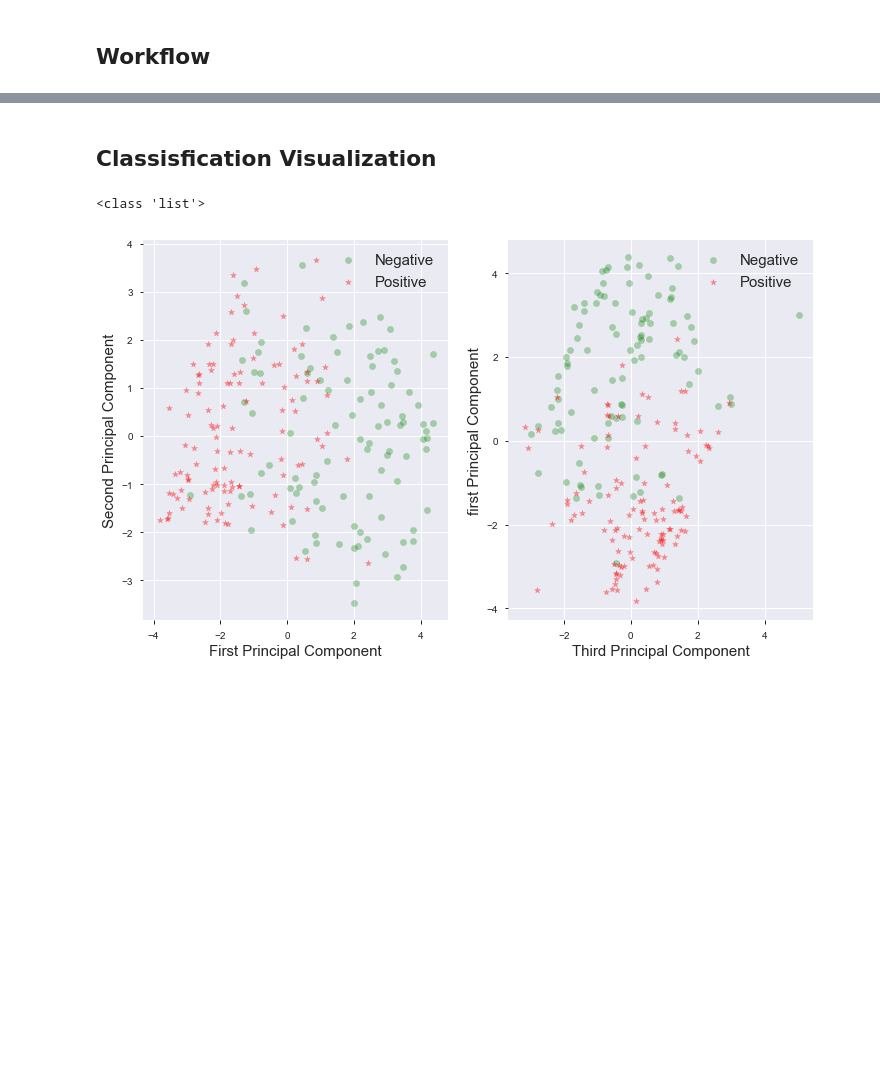
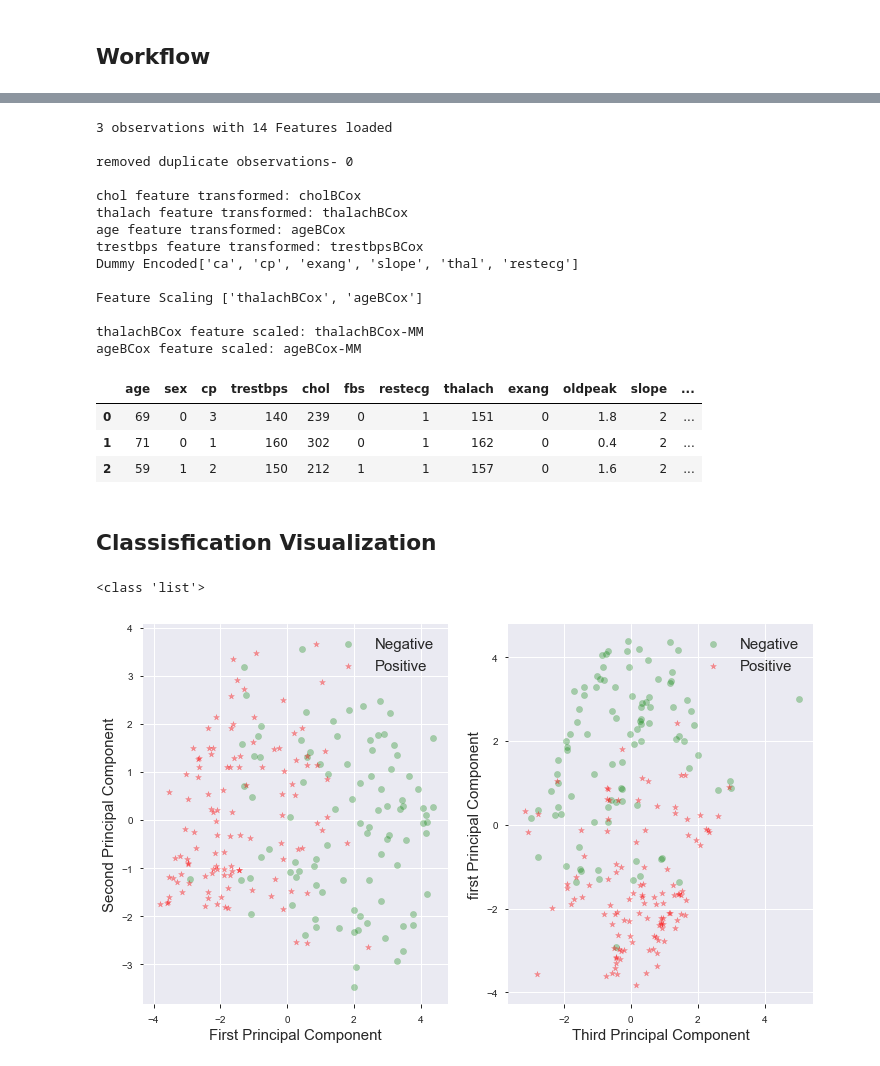
Before and after one commit to muthuv11/Heart-Disease-UCI, a Jupyter notebook: DataModel - Heart-Disease-UCI.ipynb, the cells around one changed output, grey strips where cells are left out. Cells and saved outputs as stored; diff of their text form; code cells hidden in the pictures; blank space fills up the shorter version.

```diff
--- a/DataModel - Heart-Disease-UCI.ipynb
+++ b/DataModel - Heart-Disease-UCI.ipynb
@@ -196,0 +288,8 @@ ageBCox feature sacaled: ageBCox-MM
+# %%
+testobj = Transformation(test_set,col_logT,col_boxCoxT,categorical_cols,scale_cols,transLamda,for_prediction = True)
+TestDS,testcols =  testobj._returnTransformation()
+for col in totalColList:
+    if col in testcols:
+        pass
+    else:
+        TestDS[col]=0
@@ -197,3 +366,46 @@ ageBCox feature sacaled: ageBCox-MM
+# %%
+# data load
+path = "D:/Datasets/HeartDiseaseUCI/heart-disease-uci"
+file ='heart1.csv'
+
+numeric_cols = ['age','chol','oldpeak','trestbps','thalach']
+categorical_cols = ['ca','cp','exang','slope','thal','restecg']
+boolean_cols = ['exang','fbs','sex']
+target_col = ['target']
+scale_cols = ['thalachBCox','ageBCox']
+data = Data(path,file,categorical_cols, numeric_cols, boolean_cols,target_col,for_prediction=True)
+DS,test_set,test_target = data._splitdata()
+
+testobj = Transformation(test_set,col_logT,col_boxCoxT,categorical_cols,scale_cols,transLamda,for_prediction = True)
+TestDS,testcols =  testobj._returnTransformation()
+for col in totalColList:
+    if col in testcols:
+        pass
+    else:
+        TestDS[col]=0
+
+predicted_target = models.best_model_predict(TestDS)
+DS['prediction'] = predicted_target
+DS
+# %% [output]
+3 observations with 14 Features loaded
+
+removed duplicate observations- 0
+
+chol feature transformed: cholBCox
+thalach feature transformed: thalachBCox
+age feature transformed: ageBCox
+trestbps feature transformed: trestbpsBCox
+Dummy Encoded['ca', 'cp', 'exang', 'slope', 'thal', 'restecg']
+
+Feature Scaling ['thalachBCox', 'ageBCox']
+
+thalachBCox feature scaled: thalachBCox-MM
+ageBCox feature scaled: ageBCox-MM
+|  | age | sex | cp | trestbps | chol | fbs | restecg | thalach | exang | oldpeak | slope | ... |
+| 0 | 69 | 0 | 3 | 140 | 239 | 0 | 1 | 151 | 0 | 1.8 | 2 | ... |
+| 1 | 71 | 0 | 1 | 160 | 302 | 0 | 1 | 162 | 0 | 0.4 | 2 | ... |
+| 2 | 59 | 1 | 2 | 150 | 212 | 1 | 1 | 157 | 0 | 1.6 | 2 | ... |
 # %% [markdown]
 ## Classisfication Visualization
 # %%
```
Also changed, not shown: parts of 65 cells of this notebook.
